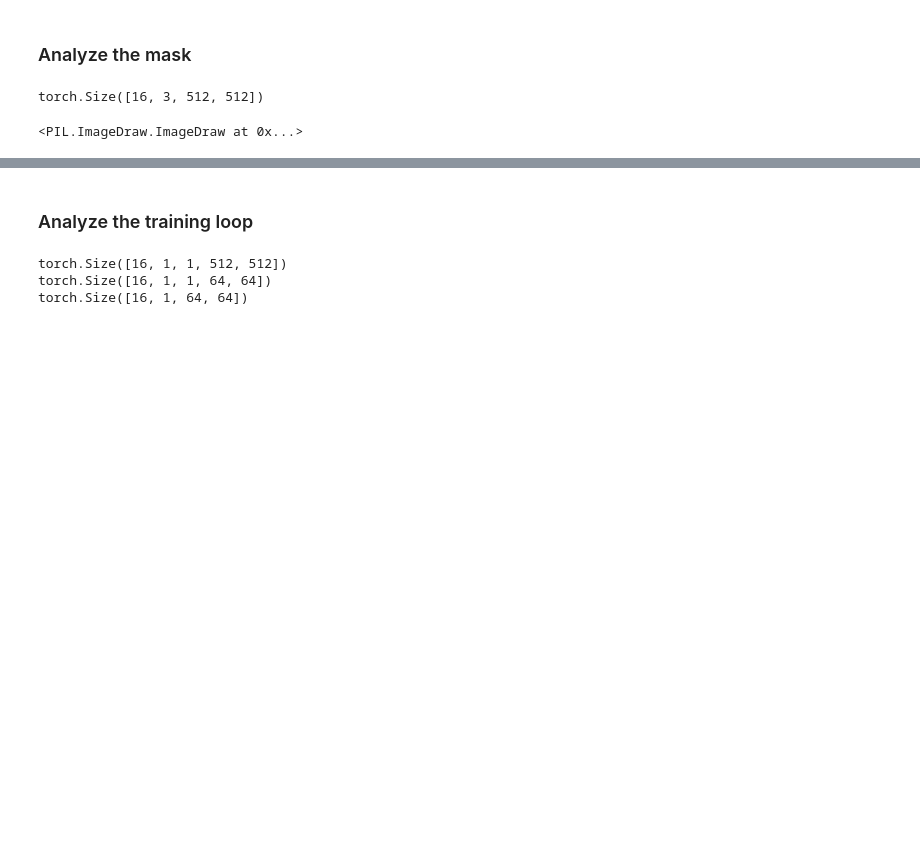
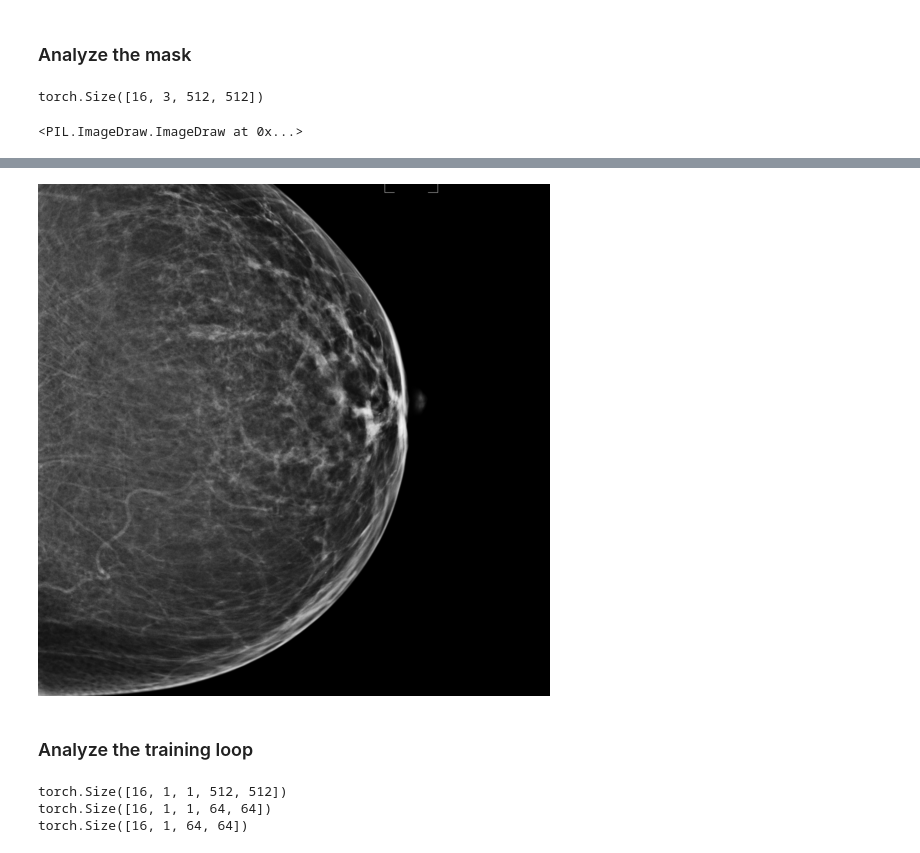
Before and after one commit to Likalto4/diffusion-models_master, a Jupyter notebook: experiments/inpaiting/debug_inpating.ipynb, the cells around one changed output, grey strips where cells are left out. Saved outputs shown, nothing was run; the diff lists cells and outputs as text; code cells hidden in the pictures; blank space fills up the shorter version.

```diff
--- a/experiments/inpaiting/debug_inpating.ipynb
+++ b/experiments/inpaiting/debug_inpating.ipynb
@@ -704,3 +753,7 @@ draw
+# %%
+pil_image
+# %% [output]
+[figure, added]
 # %% [markdown]
 ### Analyze the training loop
 # %%
```
Also changed, not shown: parts of 7 cells of this notebook, 2 other files.
